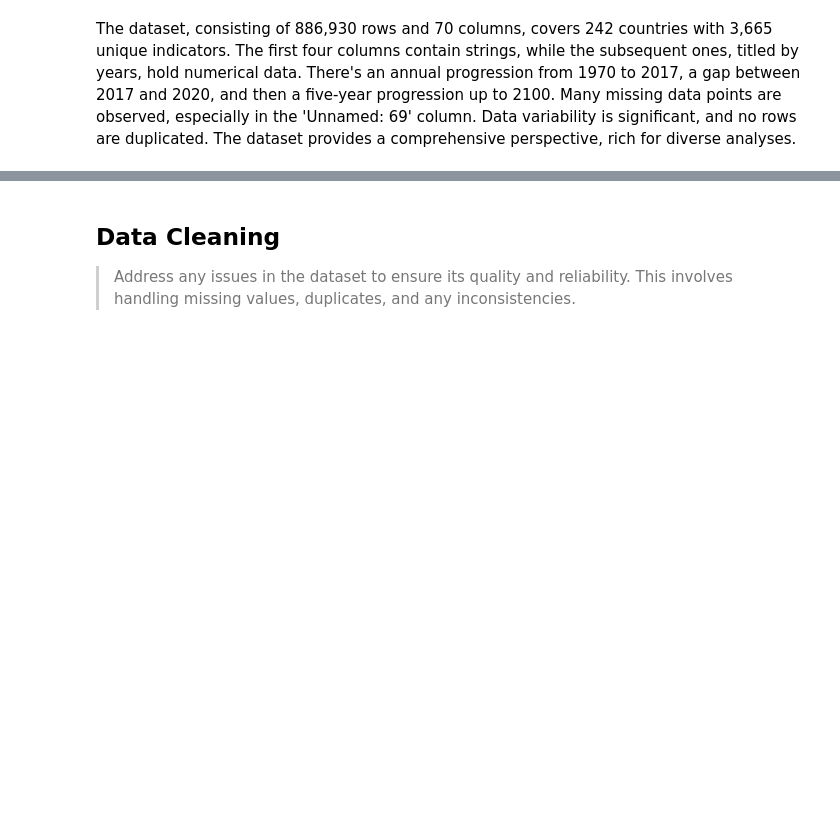
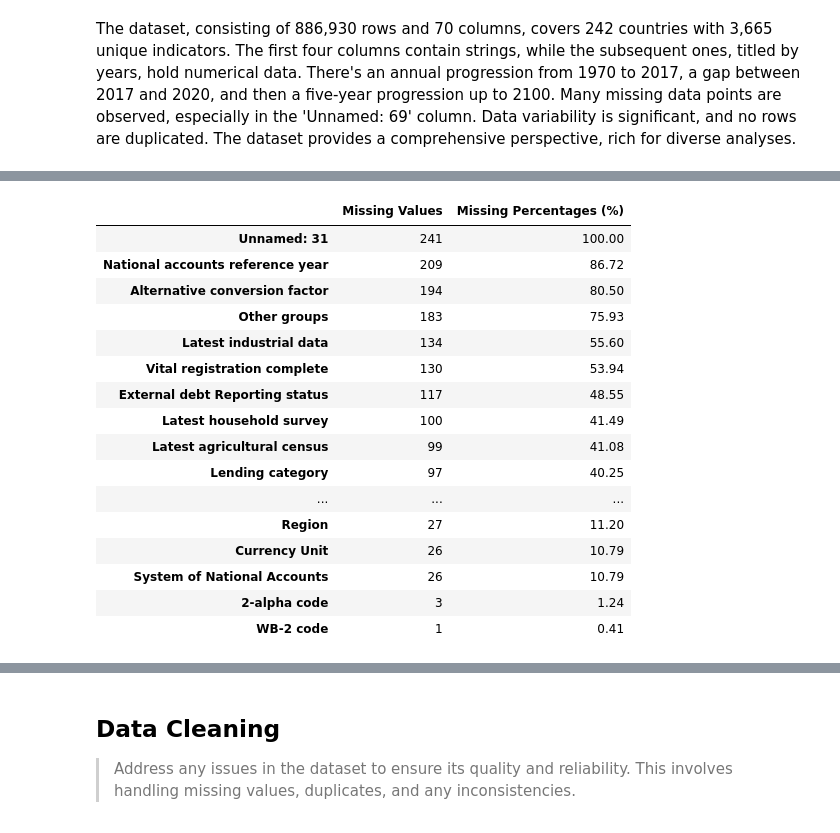
Before and after one commit to MasterCodeDevelop/academy, a Jupyter notebook: netebook.ipynb, the cells around one changed output, grey strips where cells are left out. Saved outputs shown, nothing was run; the diff lists cells and outputs as text; code cells hidden in the pictures; blank space fills up the shorter version.

```diff
--- a/netebook.ipynb
+++ b/netebook.ipynb
@@ -373,0 +449,20 @@ The dataset, consisting of 886,930 rows and 70 columns, covers 242 countries wit
+# %%
+missing_values_table(COUNTRY)
+# %% [output]
+|  | Missing Values | Missing Percentages (%) |
+| Unnamed: 31 | 241 | 100.00 |
+| National accounts reference year | 209 | 86.72 |
+| Alternative conversion factor | 194 | 80.50 |
+| Other groups | 183 | 75.93 |
+| Latest industrial data | 134 | 55.60 |
+| Vital registration complete | 130 | 53.94 |
+| External debt Reporting status | 117 | 48.55 |
+| Latest household survey | 100 | 41.49 |
+| Latest agricultural census | 99 | 41.08 |
+| Lending category | 97 | 40.25 |
+| ... | ... | ... |
+| Region | 27 | 11.20 |
+| Currency Unit | 26 | 10.79 |
+| System of National Accounts | 26 | 10.79 |
+| 2-alpha code | 3 | 1.24 |
+| WB-2 code | 1 | 0.41 |
```
Also changed, not shown: parts of 21 cells of this notebook.
